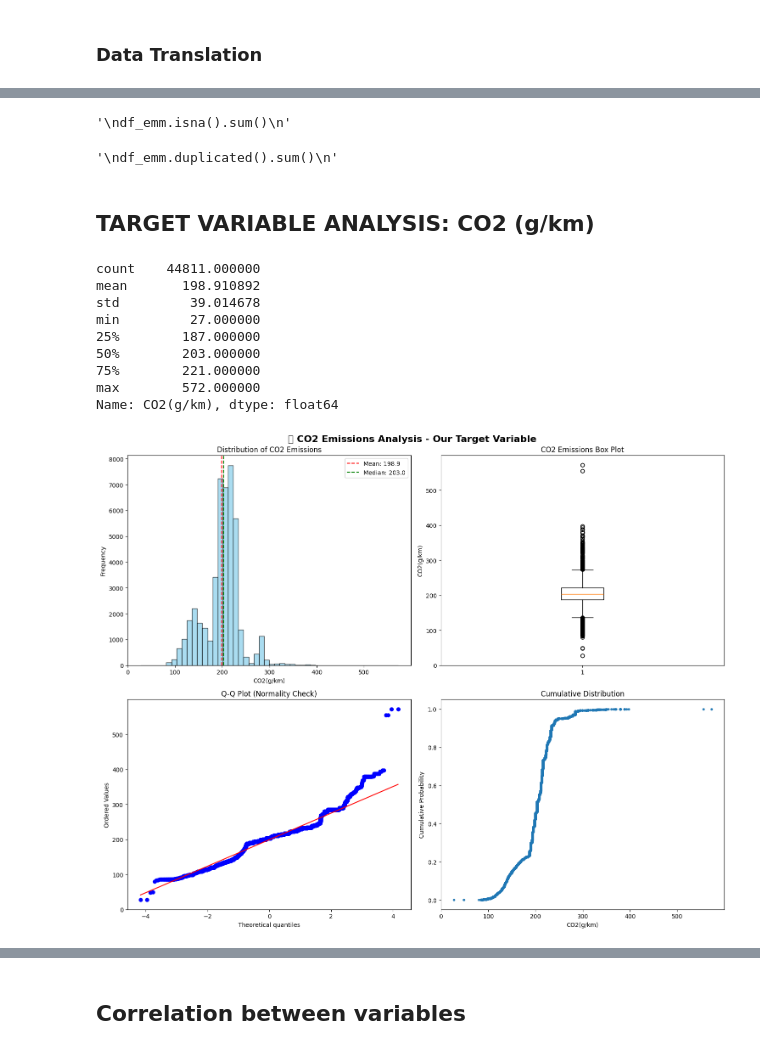
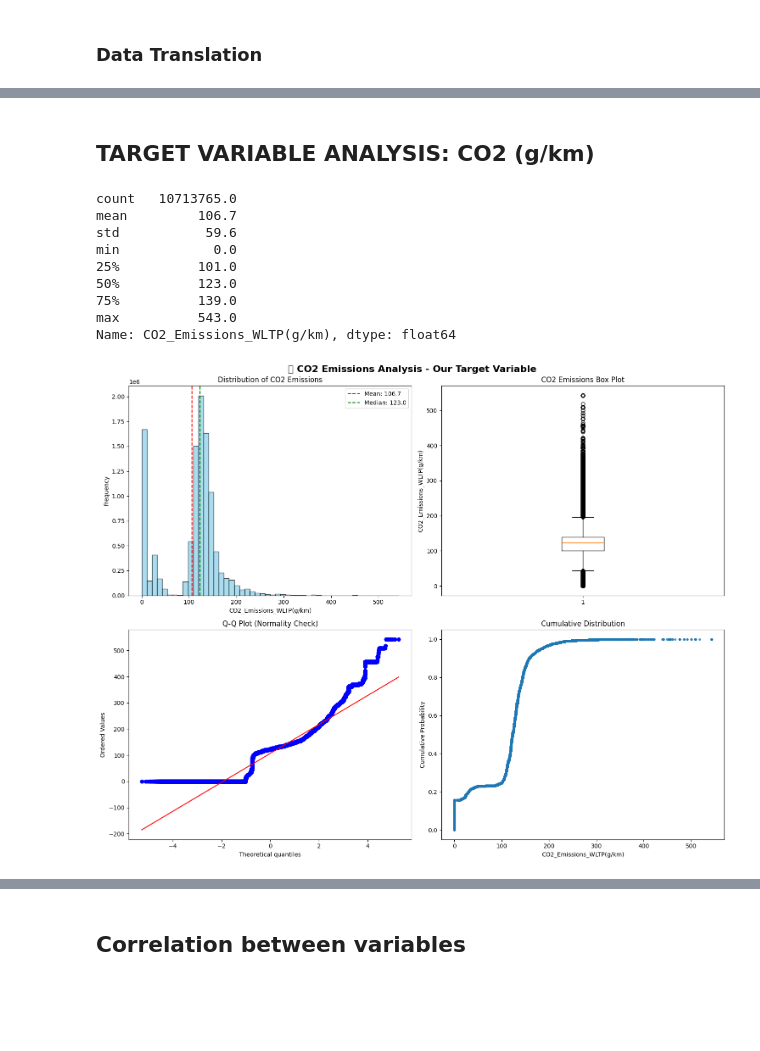
Before and after one commit to Tavocado-S/CO2_Prediction, a Jupyter notebook: notebooks/burak_explo_copy_2023.ipynb, the cells around one changed output, grey strips where cells are left out. Saved outputs shown, nothing was run; the diff lists cells and outputs as text; code cells hidden in the pictures; blank space fills up the shorter version.

```diff
--- a/notebooks/burak_explo_copy_2023.ipynb
+++ b/notebooks/burak_explo_copy_2023.ipynb
@@ -124,8 +98,8 @@ df = pd.read_csv('../data/raw/2013_car_data.csv', sep=';', encoding='latin1')
 # %%
 
-# 2024 France Database into df
+# 2023 France Database into df_a_a_a
 
-df_a = pd.read_csv('../data/raw/data.csv', sep=',', encoding='utf-8')
+df_a = pd.read_csv('../data/raw/data_2023.csv', sep=',', encoding='utf-8')
 # %% [markdown]
 ## **Data Exploration of Europe 2023 Data Set**
 # %% [markdown]
@@ -284,3 +303,19 @@ HC+NOX should be investigated further, maybe some imputing techniques could be u
+# %%
+columns_to_drop = [
+    'Manufacturer_name_MS',
+    'CO2_Emissions_NEDC(g/km)',
+    'Wheelbase(mm)',
+    'Axle_Track_1(mm)',
+    'Axle_Track_2(mm)',
+    'Emmission_reduction_through_innovation',
+    'Deviation_factor',
+    'Verification_factor'
+]
+
+df_a = df_a.drop(columns=columns_to_drop)
+# %%
+# Drop rows where target variable has NaN/NA values
+df_a = df_a.dropna(subset=['CO2_Emissions_WLTP(g/km)'])
 # %%
 # Duplicates in the DataFrame and their percentage
 
@@ -305,0 +356,5 @@ df.describe()
+# %%
+# Converting 'Date of registration' to datetime format
+df_a['Date of registration'] = pd.to_datetime(df_a['Date of registration'], errors='coerce')
+# Displaying the first few rows of the DataFrame
+df_a.info()
@@ -429,64 +472,52 @@ df_emm
-# %%
-"""
-df_emm.isna().sum()
-"""
-# %% [output]
-'\ndf_emm.isna().sum()\n'
-# %%
-"""
-df_emm.duplicated().sum()
-"""
-# %% [output]
-'\ndf_emm.duplicated().sum()\n'
 # %% [markdown]
 ## TARGET VARIABLE ANALYSIS: CO2 (g/km)
 # %%
 ### TARGET VARIABLE ANALYSIS: CO2 (g/km)
 
-display(df['CO2(g/km)'].describe())
+display(df_a['CO2_Emissions_WLTP(g/km)'].describe())
 # %% [output]
-count    44811.000000
-mean       198.910892
-std         39.014678
-min         27.000000
-25%        187.000000
-50%        203.000000
-75%        221.000000
-max        572.000000
-Name: CO2(g/km), dtype: float64
+count   10713765.0
+mean         106.7
+std           59.6
+min            0.0
+25%          101.0
+50%          123.0
+75%          139.0
+max          543.0
+Name: CO2_Emissions_WLTP(g/km), dtype: float64
 # %%
 # Create comprehensive CO2 analysis plot
 fig, axes = plt.subplots(2, 2, figsize=(15, 12))
 fig.suptitle('🎯 CO2 Emissions Analysis - Our Target Variable', fontsize=16, fontweight='bold')
 
 # Distribution histogram
-axes[0,0].hist(df['CO2(g/km)'].dropna(), bins=50, alpha=0.7, color='skyblue', edgecolor='black')
-axes[0,0].axvline(df['CO2(g/km)'].mean(), color='red', linestyle='--', label=f'Mean: {df["CO2(g/km)"].mean():.1f}')
-axes[0,0].axvline(df['CO2(g/km)'].median(), color='green', linestyle='--', label=f'Median: {df["CO2(g/km)"].median():.1f}')
+axes[0,0].hist(df_a['CO2_Emissions_WLTP(g/km)'].dropna(), bins=50, alpha=0.7, color='skyblue', edgecolor='black')
+axes[0,0].axvline(df_a['CO2_Emissions_WLTP(g/km)'].mean(), color='red', linestyle='--', label=f'Mean: {df_a["CO2_Emissions_WLTP(g/km)"].mean():.1f}')
+axes[0,0].axvline(df_a['CO2_Emissions_WLTP(g/km)'].median(), color='green', linestyle='--', label=f'Median: {df_a["CO2_Emissions_WLTP(g/km)"].median():.1f}')
 axes[0,0].set_title('Distribution of CO2 Emissions')
-axes[0,0].set_xlabel('CO2(g/km)')
+axes[0,0].set_xlabel('CO2_Emissions_WLTP(g/km)')
 axes[0,0].set_ylabel('Frequency')
 axes[0,0].legend()
 
 # Box plot
-axes[0,1].boxplot(df['CO2(g/km)'].dropna())
+axes[0,1].boxplot(df_a['CO2_Emissions_WLTP(g/km)'].dropna())
 axes[0,1].set_title('CO2 Emissions Box Plot')
-axes[0,1].set_ylabel('CO2(g/km)')
+axes[0,1].set_ylabel('CO2_Emissions_WLTP(g/km)')
 
 # Q-Q plot for normality
-stats.probplot(df['CO2(g/km)'].dropna(), dist="norm", plot=axes[1,0])
+stats.probplot(df_a['CO2_Emissions_WLTP(g/km)'].dropna(), dist="norm", plot=axes[1,0])
 axes[1,0].set_title('Q-Q Plot (Normality Check)')
 
 # Cumulative distribution
-sorted_co2 = np.sort(df['CO2(g/km)'].dropna())
+sorted_co2 = np.sort(df_a['CO2_Emissions_WLTP(g/km)'].dropna())
 y = np.arange(1, len(sorted_co2) + 1) / len(sorted_co2)
 axes[1,1].plot(sorted_co2, y, marker='.', linestyle='none', alpha=0.7)
 axes[1,1].set_title('Cumulative Distribution')
-axes[1,1].set_xlabel('CO2(g/km)')
+axes[1,1].set_xlabel('CO2_Emissions_WLTP(g/km)')
 axes[1,1].set_ylabel('Cumulative Probability')
 
 plt.tight_layout()
 plt.show()
 # %% [output]
-[figure, old version]
+[figure, new version]
 # %% [markdown]
```
Also changed, not shown: parts of 42 cells of this notebook, 1 other file.
